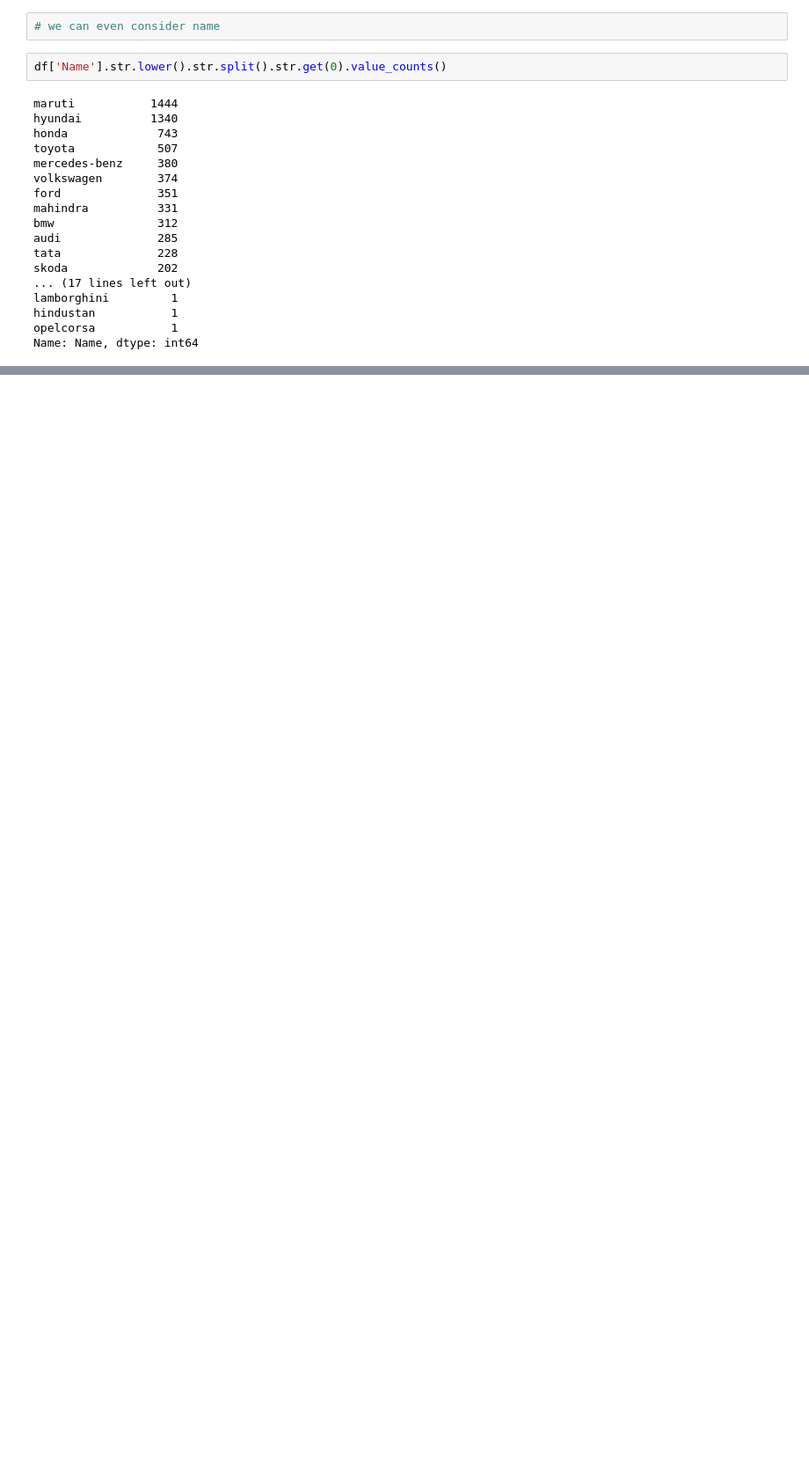
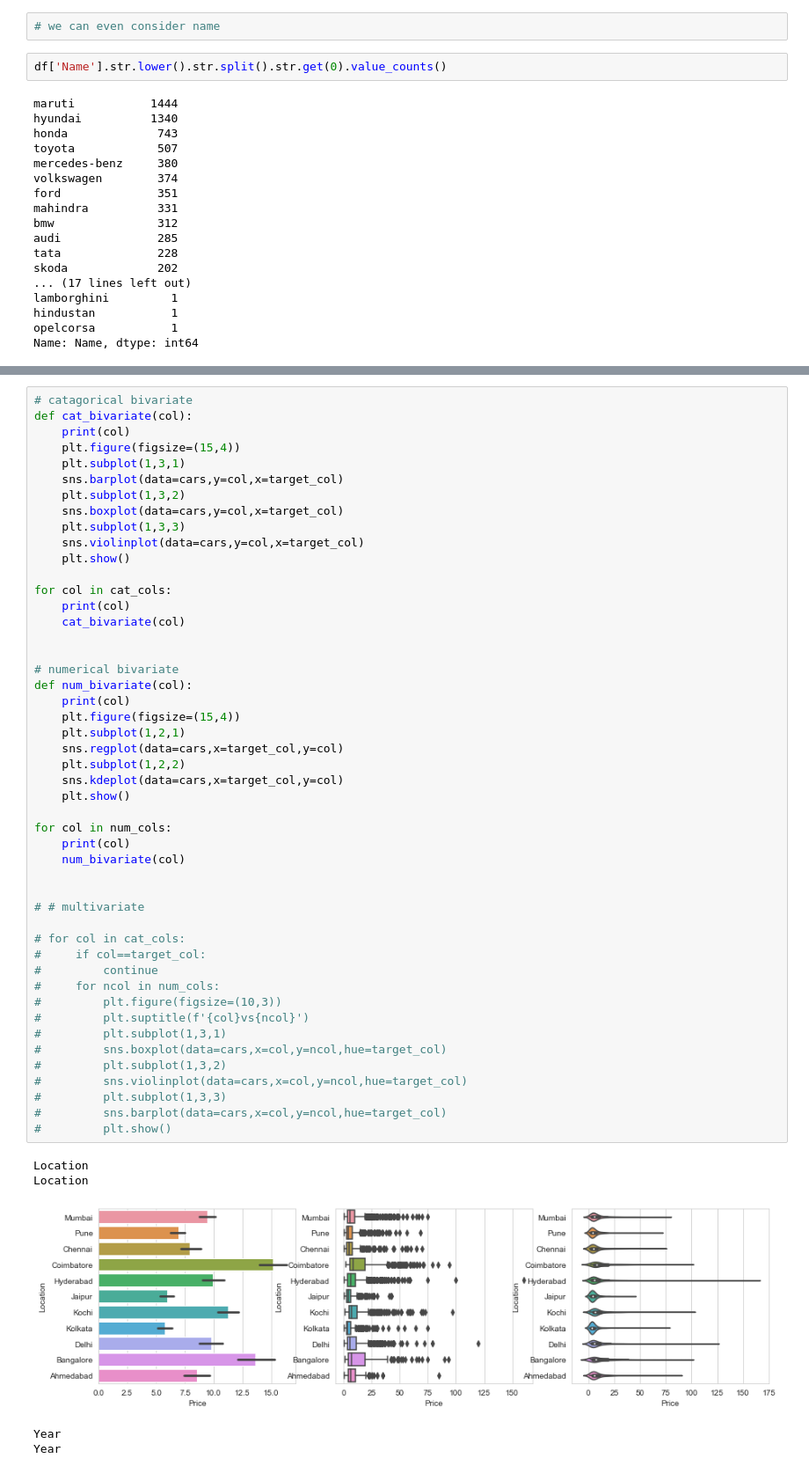
Before and after one commit to Mudit9669/JECRC_CS_Sep22, a Jupyter notebook: day25.ipynb, the cells around one changed output, grey strips where cells are left out. Shown: that part at 88% size. Drawn from its saved outputs; the diff is of its cells as text; blank space fills up the shorter version.

```diff
--- a/day25.ipynb
+++ b/day25.ipynb
@@ -229,0 +506,54 @@ Name: Name, dtype: int64
+# %%
+# catagorical bivariate
+def cat_bivariate(col):
+    print(col)
+    plt.figure(figsize=(15,4))
+    plt.subplot(1,3,1)
+    sns.barplot(data=cars,y=col,x=target_col)
+    plt.subplot(1,3,2)
+    sns.boxplot(data=cars,y=col,x=target_col)
+    plt.subplot(1,3,3)
+    sns.violinplot(data=cars,y=col,x=target_col)
+    plt.show()
+
+for col in cat_cols:
+    print(col)
+    cat_bivariate(col)
+
+
+# numerical bivariate
+def num_bivariate(col):
+    print(col)
+    plt.figure(figsize=(15,4))
+    plt.subplot(1,2,1)
+    sns.regplot(data=cars,x=target_col,y=col)
+    plt.subplot(1,2,2)
+    sns.kdeplot(data=cars,x=target_col,y=col)
+    plt.show()
+
+for col in num_cols:
+    print(col)
+    num_bivariate(col)
+
+
+# # multivariate
+
+# for col in cat_cols:
+#     if col==target_col:
+#         continue
+#     for ncol in num_cols:
+#         plt.figure(figsize=(10,3))
+#         plt.suptitle(f'{col}vs{ncol}')
+#         plt.subplot(1,3,1)
+#         sns.boxplot(data=cars,x=col,y=ncol,hue=target_col)
+#         plt.subplot(1,3,2)
+#         sns.violinplot(data=cars,x=col,y=ncol,hue=target_col)
+#         plt.subplot(1,3,3)
+#         sns.barplot(data=cars,x=col,y=ncol,hue=target_col)
+#         plt.show()
+# %% [output]
+Location
+Location
+[figure, added]
+Year
+Year
```
Also changed, not shown: parts of 42 cells of this notebook.
